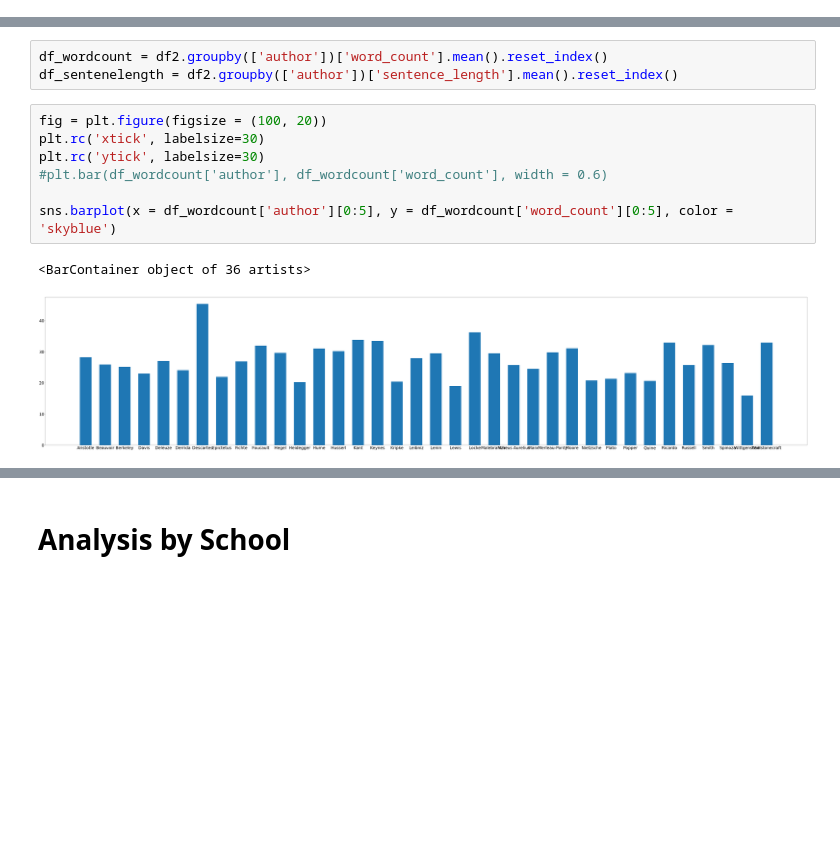
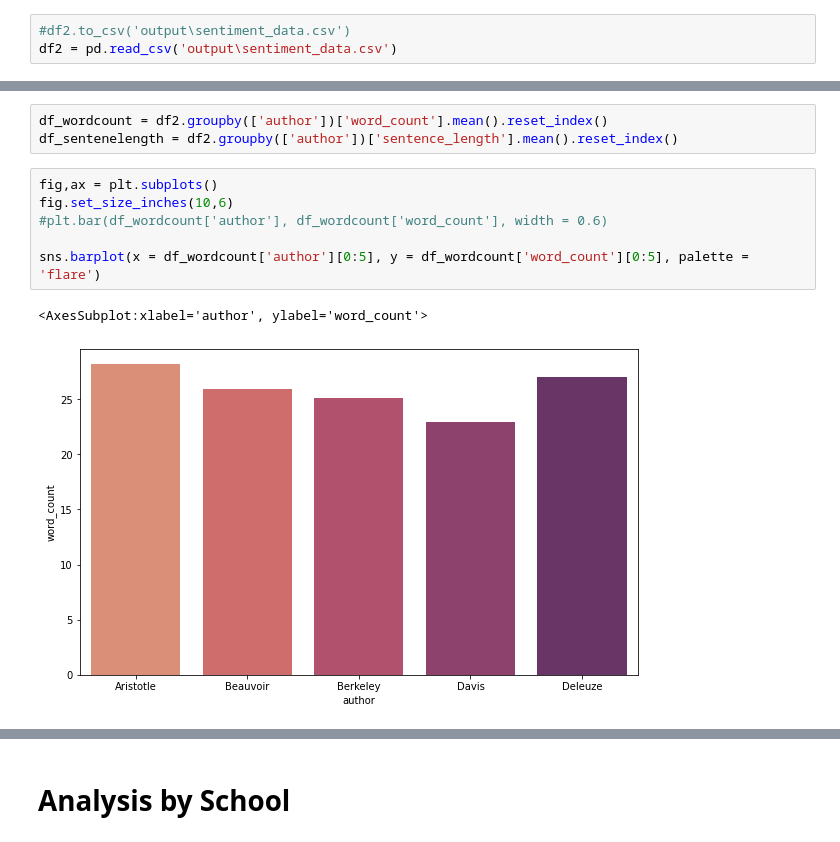
Before and after one commit to woonsupkim/NLP_Philosophy_DataStory, a Jupyter notebook: Project1.ipynb, the cells around one changed output, grey strips where cells are left out. Saved outputs shown, nothing was run; the diff lists cells and outputs as text; blank space fills up the shorter version.

```diff
--- a/Project1.ipynb
+++ b/Project1.ipynb
@@ -113,3 +46,6 @@ df2.to_csv('output\clean_data.csv')
+# %%
+#df2.to_csv('output\sentiment_data.csv')
+df2 = pd.read_csv('output\sentiment_data.csv')
 # %%
 len(df2['author'].unique());
 df2['author'].value_counts();
@@ -226,13 +119,12 @@ Text(0.5, 1.0, 'Modern Schools of Thought Distribution')
 df_wordcount = df2.groupby(['author'])['word_count'].mean().reset_index()
 df_sentenelength = df2.groupby(['author'])['sentence_length'].mean().reset_index()
 # %%
-fig = plt.figure(figsize = (100, 20))
-plt.rc('xtick', labelsize=30)
-plt.rc('ytick', labelsize=30)
+fig,ax = plt.subplots()
+fig.set_size_inches(10,6)
 #plt.bar(df_wordcount['author'], df_wordcount['word_count'], width = 0.6)
 
-sns.barplot(x = df_wordcount['author'][0:5], y = df_wordcount['word_count'][0:5], color = 'skyblue')
+sns.barplot(x = df_wordcount['author'][0:5], y = df_wordcount['word_count'][0:5], palette = 'flare')
 # %% [output]
-<BarContainer object of 36 artists>
+<AxesSubplot:xlabel='author', ylabel='word_count'>
-[figure, old version]
+[figure, new version]
 # %%
```
Also changed, not shown: parts of 51 cells of this notebook, 3 other files.
